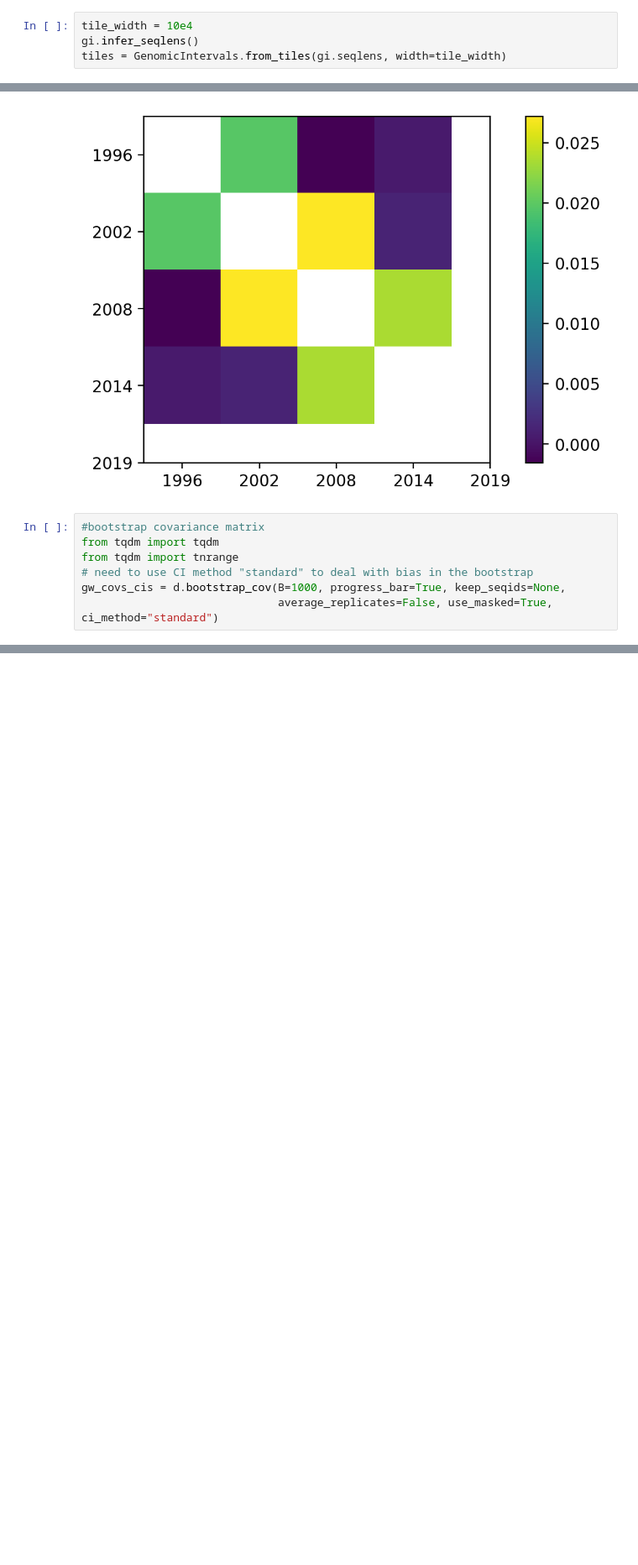
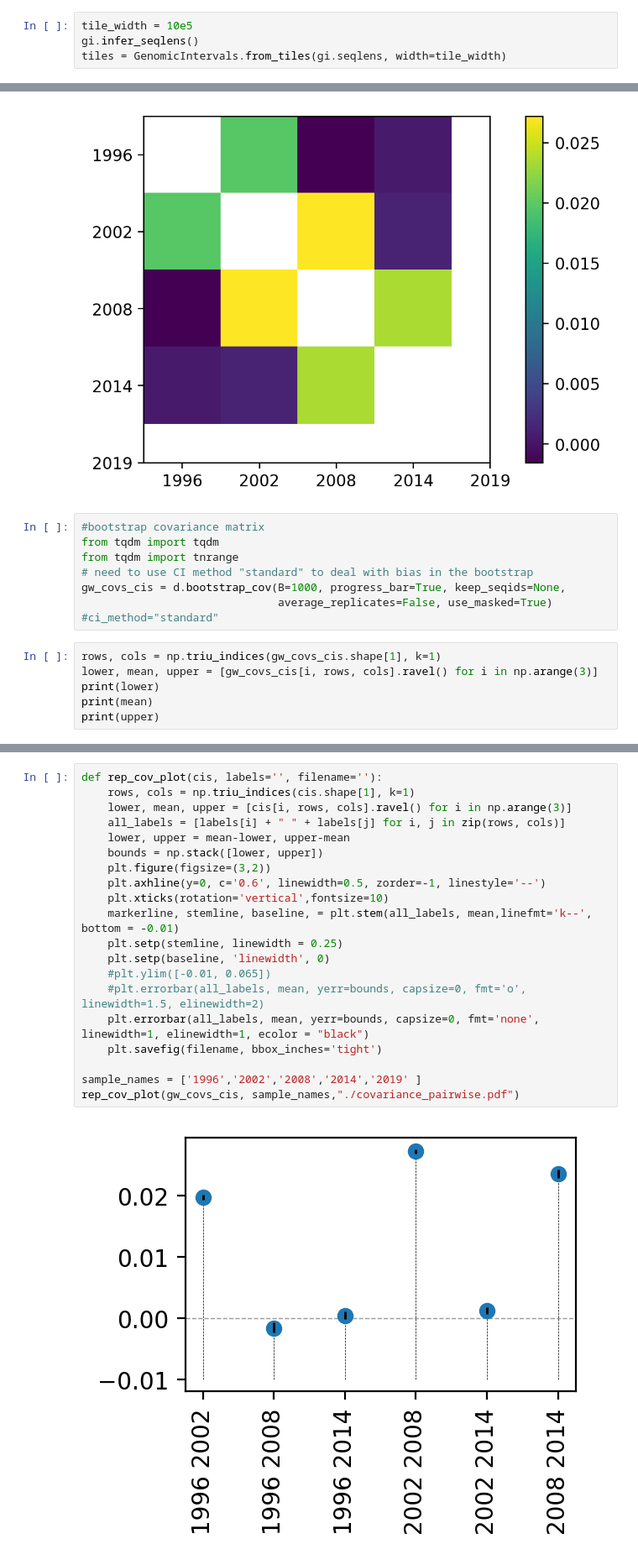
Before and after one commit to rsbrennan/cod_temporal, a Jupyter notebook: cod.ipynb, the cells around one changed output, grey strips where cells are left out. Shown: that part at 84% size. Cells and saved outputs as stored; diff of their text form; blank space fills up the shorter version.

Commit message:
plots added

```diff
--- a/cod.ipynb
+++ b/cod.ipynb
@@ -179,7 +179,7 @@ GenomicIntervals — 24 unique seqids, 1037437 features
 # %% [markdown]
 ## Covariance Analysis
 # %%
-tile_width = 10e4
+tile_width = 10e5
 gi.infer_seqlens()
 tiles = GenomicIntervals.from_tiles(gi.seqlens, width=tile_width)
 # %%
@@ -258,4 +274,11 @@ from tqdm import tqdm
 from tqdm import tnrange
 # need to use CI method "standard" to deal with bias in the bootstrap
 gw_covs_cis = d.bootstrap_cov(B=1000, progress_bar=True, keep_seqids=None,
-                              average_replicates=False, use_masked=True, ci_method="standard")
+                              average_replicates=False, use_masked=True)
+#ci_method="standard"
+# %%
+rows, cols = np.triu_indices(gw_covs_cis.shape[1], k=1)
+lower, mean, upper = [gw_covs_cis[i, rows, cols].ravel() for i in np.arange(3)]
+print(lower)
+print(mean)
+print(upper)
@@ -262 +289,23 @@ gw_covs_cis = d.bootstrap_cov(B=1000, progress_bar=True, keep_seqids=None,
+# %%
+def rep_cov_plot(cis, labels='', filename=''):
+    rows, cols = np.triu_indices(cis.shape[1], k=1)
+    lower, mean, upper = [cis[i, rows, cols].ravel() for i in np.arange(3)]
+    all_labels = [labels[i] + " " + labels[j] for i, j in zip(rows, cols)]
+    lower, upper = mean-lower, upper-mean
+    bounds = np.stack([lower, upper])
+    plt.figure(figsize=(3,2))
+    plt.axhline(y=0, c='0.6', linewidth=0.5, zorder=-1, linestyle='--')
+    plt.xticks(rotation='vertical',fontsize=10)
+    markerline, stemline, baseline, = plt.stem(all_labels, mean,linefmt='k--', bottom = -0.01)
+    plt.setp(stemline, linewidth = 0.25)
+    plt.setp(baseline, 'linewidth', 0)
+    #plt.ylim([-0.01, 0.065])
+    #plt.errorbar(all_labels, mean, yerr=bounds, capsize=0, fmt='o', linewidth=1.5, elinewidth=2)
+    plt.errorbar(all_labels, mean, yerr=bounds, capsize=0, fmt='none', linewidth=1, elinewidth=1, ecolor = "black")
+    plt.savefig(filename, bbox_inches='tight')
+
+sample_names = ['1996','2002','2008','2014','2019' ]
+rep_cov_plot(gw_covs_cis, sample_names,"./covariance_pairwise.pdf")
+# %% [output]
+[figure, added]
 # %% [markdown]
```
Also changed, not shown: parts of 22 cells of this notebook.
